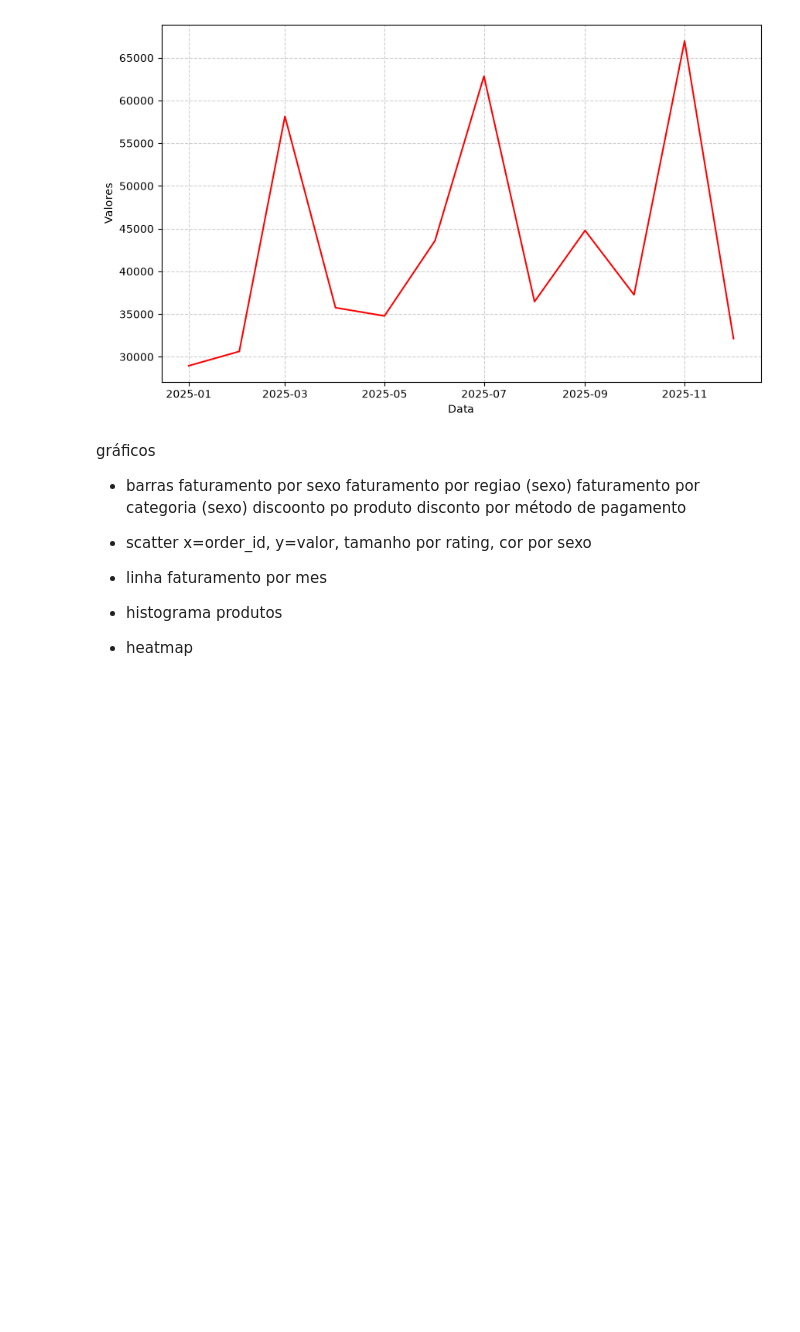
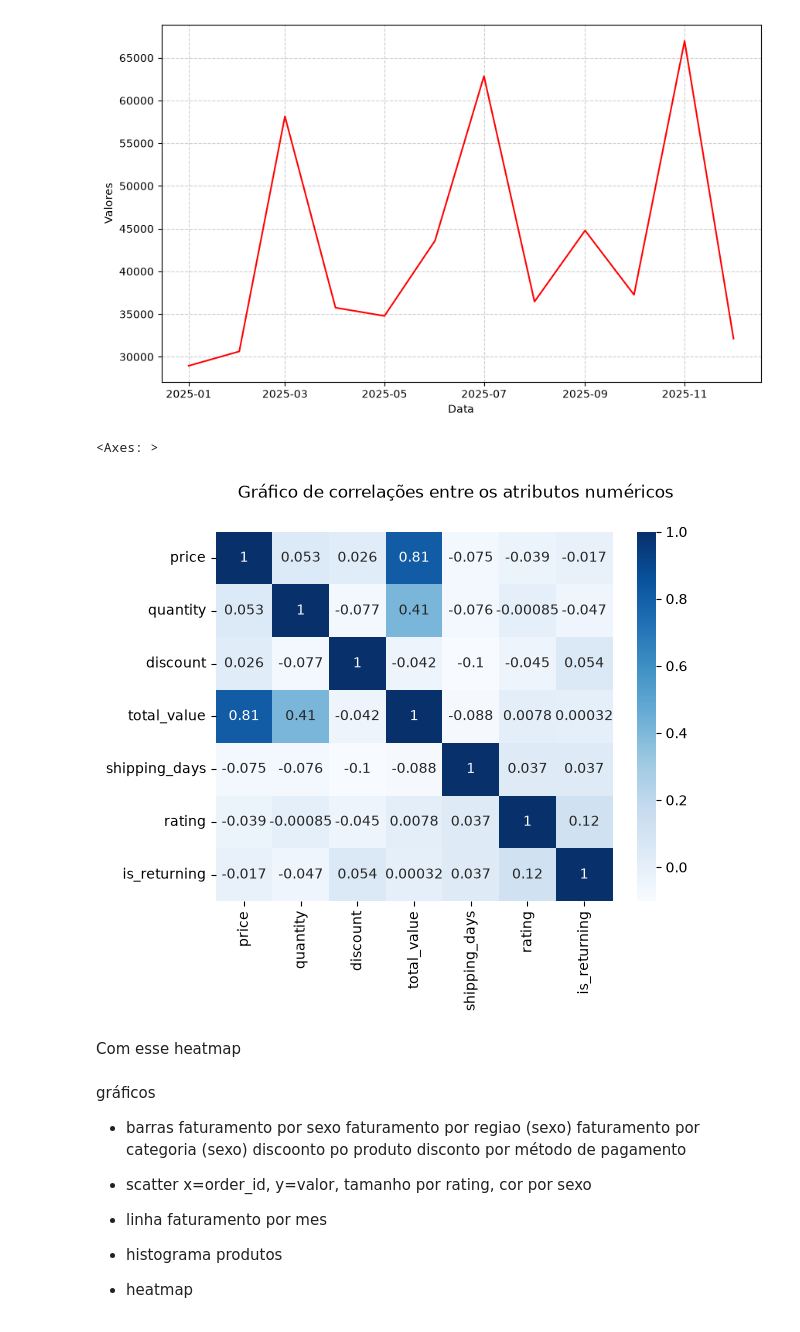
Before and after one commit to lucasrasia/analise_compras, a Jupyter notebook: notebook.ipynb, the cells around one changed output. Cells and saved outputs as stored; diff of their text form; code cells hidden in the pictures; blank space fills up the shorter version.

```diff
--- a/notebook.ipynb
+++ b/notebook.ipynb
@@ -221,6 +221,15 @@ plt.grid(True, linestyle='--', alpha=0.6)
 plt.show()
 # %% [output]
 [figure]
+# %%
+plt.suptitle('Gráfico de correlações entre os atributos numéricos')
+numericos = df.select_dtypes(include=['int', 'float', 'bool'])
+sns.heatmap(numericos.corr(), annot=True, cmap='Blues')
+# %% [output]
+<Axes: >
+[figure, added]
+# %% [markdown]
+Com esse heatmap
 # %% [markdown]
 gráficos
 - barras
```
Also changed, not shown: parts of 5 cells of this notebook.
